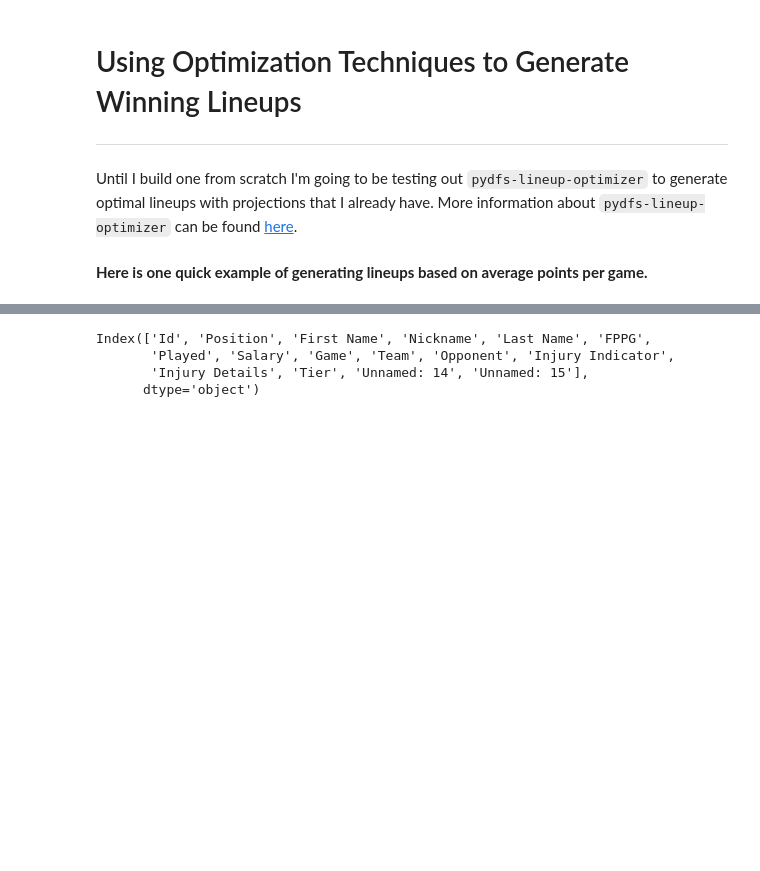
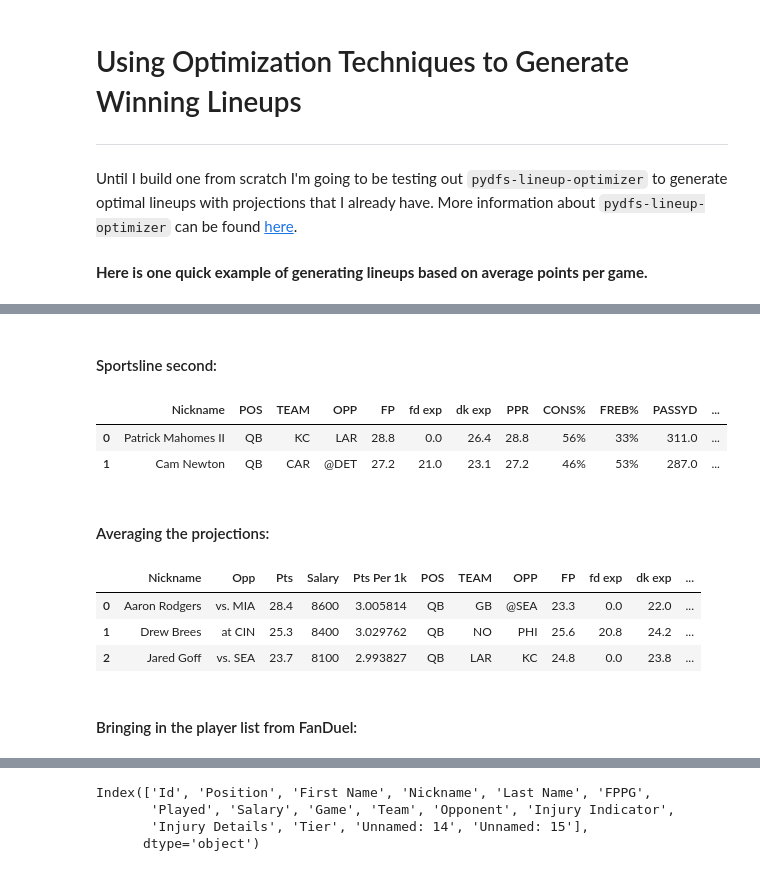
Before and after one commit to dodgemcintosh/FFML, a Jupyter notebook: 7-Generating-Lineups.ipynb, the cells around one changed output, grey strips where cells are left out. Cells and saved outputs as stored; diff of their text form; code cells hidden in the pictures; blank space fills up the shorter version.

```diff
--- a/7-Generating-Lineups.ipynb
+++ b/7-Generating-Lineups.ipynb
@@ -54,6 +52,30 @@ qbs.head()
 # %%
-total_projections = pd.concat([qbs,rbs,wrs,tes,dst])
-total_projections.rename(columns={"Player": "Nickname"}, inplace=True)
+footballers = pd.concat([qbs,rbs,wrs,tes,dst])
+footballers.rename(columns={"Player": "Nickname"}, inplace=True)
+# %% [markdown]
+#### Sportsline second:
+# %%
+sportsline = pd.read_csv('projections/Week-11/projections.csv')
+sportsline.rename(columns={"PLAYER": "Nickname"}, inplace=True)
+sportsline.head(2)
+# %% [output]
+|  | Nickname | POS | TEAM | OPP | FP | fd exp | dk exp | PPR | CONS% | FREB% | PASSYD | ... |
+| 0 | Patrick Mahomes II | QB | KC | LAR | 28.8 | 0.0 | 26.4 | 28.8 | 56% | 33% | 311.0 | ... |
+| 1 | Cam Newton | QB | CAR | @DET | 27.2 | 21.0 | 23.1 | 27.2 | 46% | 53% | 287.0 | ... |
+# %% [markdown]
+#### Averaging the projections:
+# %%
+total_projections = pd.merge(footballers, sportsline, on="Nickname")
+total_projections['Salary'] = total_projections.Salary.apply(lambda x: int(x.replace(',', '')))
+total_projections['Pts Per 1k'] = ((total_projections.Pts + total_projections.FP) / 2) / (total_projections.Salary / 1000)
+total_projections.head(3)
+# %% [output]
+|  | Nickname | Opp | Pts | Salary | Pts Per 1k | POS | TEAM | OPP | FP | fd exp | dk exp | ... |
+| 0 | Aaron Rodgers | vs. MIA | 28.4 | 8600 | 3.005814 | QB | GB | @SEA | 23.3 | 0.0 | 22.0 | ... |
+| 1 | Drew Brees | at CIN | 25.3 | 8400 | 3.029762 | QB | NO | PHI | 25.6 | 20.8 | 24.2 | ... |
+| 2 | Jared Goff | vs. SEA | 23.7 | 8100 | 2.993827 | QB | LAR | KC | 24.8 | 0.0 | 23.8 | ... |
+# %% [markdown]
+#### Bringing in the player list from FanDuel:
 # %%
 player_list=pd.read_csv('player-lists/FanDuel-NFL-2018-11-11-29736-players-list.csv')
 player_list.head(3)
```
Also changed, not shown: parts of 11 cells of this notebook.
